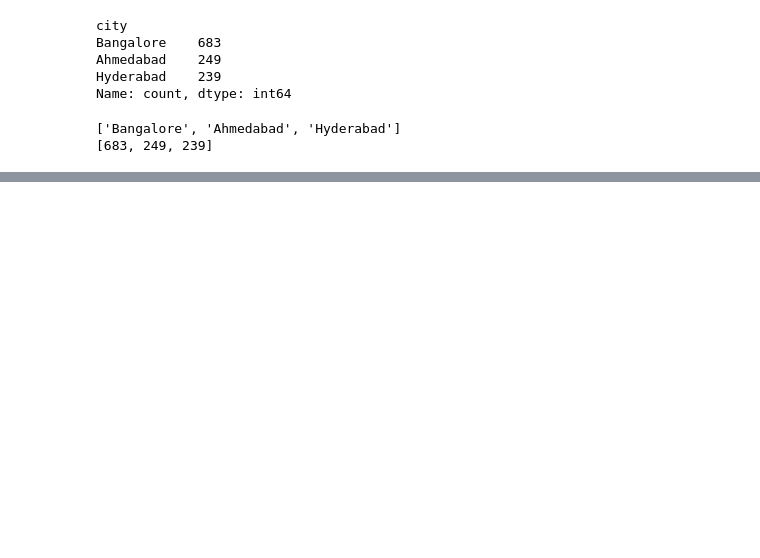
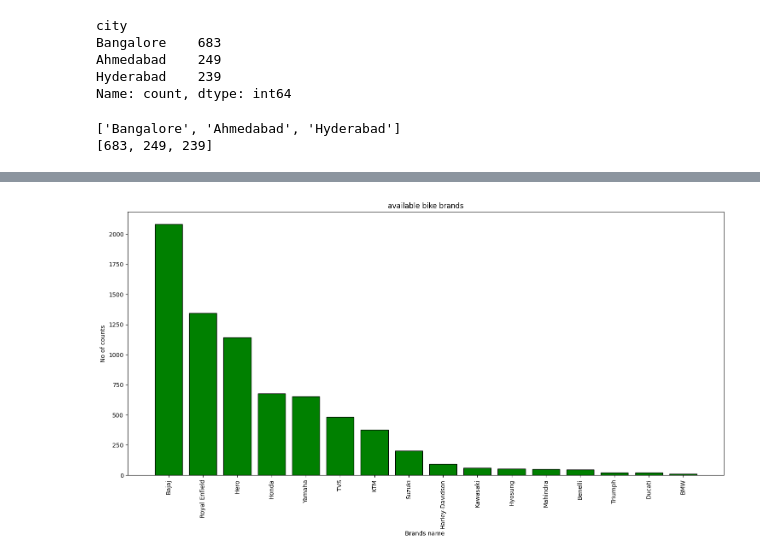
Before and after one commit to Ranjit-Singh-786/evetest, a Jupyter notebook: regression_project.ipynb, the cells around one changed output, grey strips where cells are left out. Drawn from its saved outputs; the diff is of its cells as text; code cells hidden in the pictures; blank space fills up the shorter version.

```diff
--- a/regression_project.ipynb
+++ b/regression_project.ipynb
@@ -186,0 +196,10 @@ plt.show()
+# %%
+plt.figure(figsize=(18,8))
+plt.bar(brands_name,no_of_bikes,color="g",ec="black")
+plt.title("available bike brands")
+plt.ylabel("No of counts")
+plt.xlabel("Brands name ")
+plt.xticks(rotation=90)
+plt.show()
+# %% [output]
+[figure, added]
```
Also changed, not shown: parts of 10 cells of this notebook.
